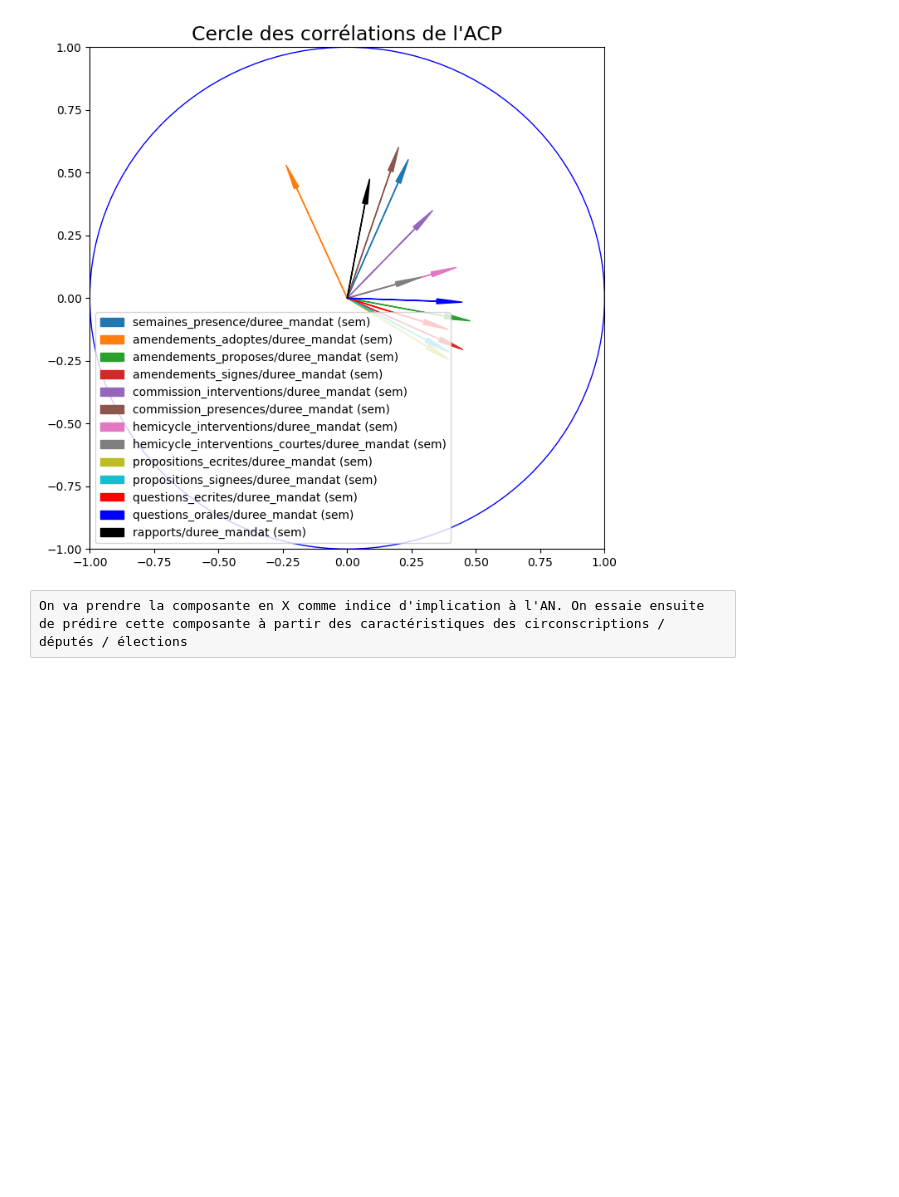
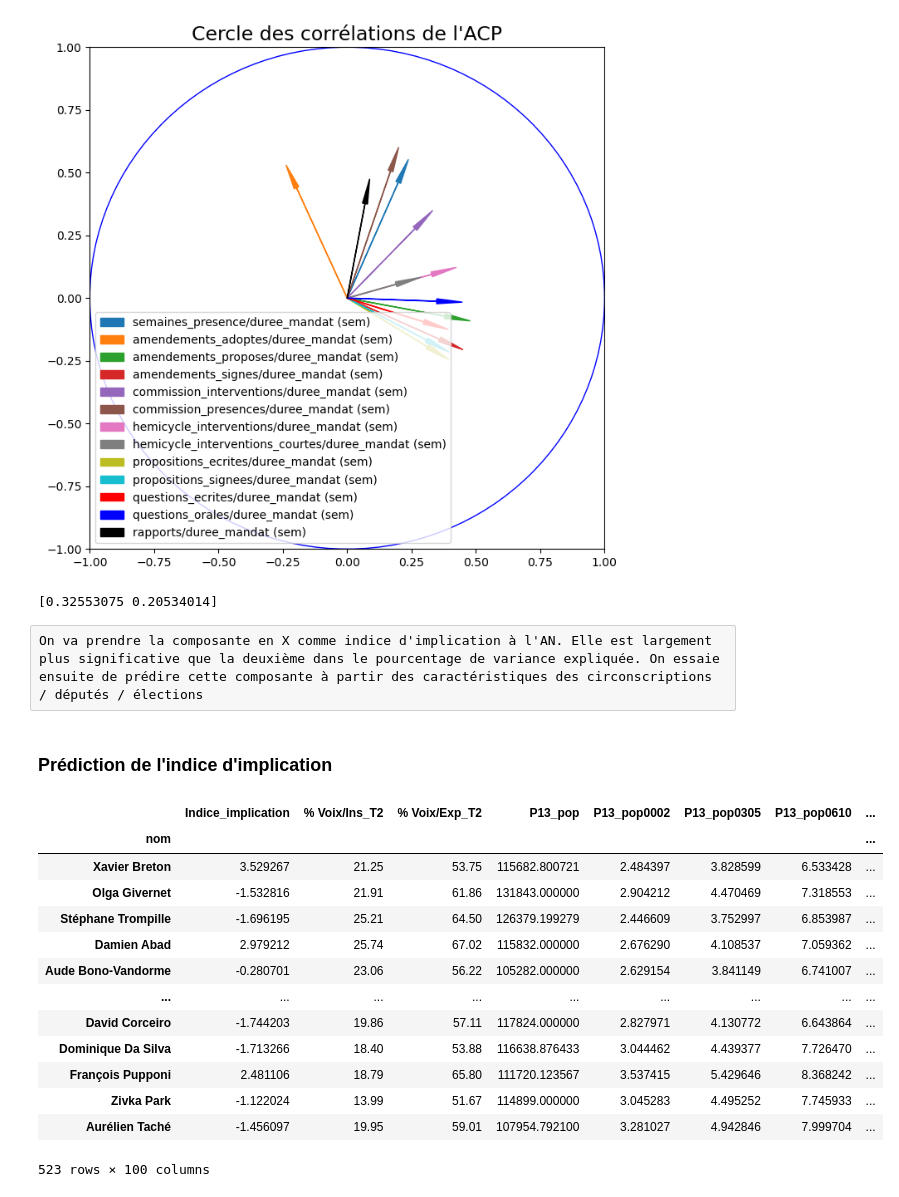
Before and after one commit to p-contamin/Prediction-de-l-activite-des-deputes-francais, a Jupyter notebook: 3. Modélisation/Indice de participation.ipynb, the cells around one changed output. Cells and saved outputs as stored; diff of their text form; code cells hidden in the pictures; blank space fills up the shorter version.

```diff
--- a/3. Modélisation/Indice de participation.ipynb
+++ b/3. Modélisation/Indice de participation.ipynb
@@ -111,5 +113,29 @@ plt.title("Cercle des corrélations de l'ACP",size=17)
 plt.savefig("ACP_cercle.png")
 # %% [output]
 [figure]
+# %%
+print(pca.explained_variance_ratio_)
+# %% [output]
+[0.32553075 0.20534014]
 # %% [raw]
-On va prendre la composante en X comme indice d'implication à l'AN. On essaie ensuite de prédire cette composante à partir des caractéristiques des circonscriptions / députés / élections
+On va prendre la composante en X comme indice d'implication à l'AN. Elle est largement plus significative que la deuxième dans le pourcentage de variance expliquée. On essaie ensuite de prédire cette composante à partir des caractéristiques des circonscriptions / députés / élections
+# %% [markdown]
+### Prédiction de l'indice d'implication
+# %%
+tab_reg=data_pca[['X']].rename(columns={"X":"Indice_implication"}).merge(tab_final,right_index=True,left_index=True).drop(columns=['semaines_presence/duree_mandat (sem)','amendements_adoptes/duree_mandat (sem)','amendements_proposes/duree_mandat (sem)','amendements_signes/duree_mandat (sem)','commission_interventions/duree_mandat (sem)','commission_presences/duree_mandat (sem)','hemicycle_interventions/duree_mandat (sem)','hemicycle_interventions_courtes/duree_mandat (sem)','propositions_ecrites/duree_mandat (sem)','propositions_signees/duree_mandat (sem)','questions_ecrites/duree_mandat (sem)','questions_orales/duree_mandat (sem)','rapports/duree_mandat (sem)'])
+tab_reg
+# %% [output]
+|  | Indice_implication | % Voix/Ins_T2 | % Voix/Exp_T2 | P13_pop | P13_pop0002 | P13_pop0305 | P13_pop0610 | ... |
+| nom |  |  |  |  |  |  |  | ... |
+| Xavier Breton | 3.529267 | 21.25 | 53.75 | 115682.800721 | 2.484397 | 3.828599 | 6.533428 | ... |
+| Olga Givernet | -1.532816 | 21.91 | 61.86 | 131843.000000 | 2.904212 | 4.470469 | 7.318553 | ... |
+| Stéphane Trompille | -1.696195 | 25.21 | 64.50 | 126379.199279 | 2.446609 | 3.752997 | 6.853987 | ... |
+| Damien Abad | 2.979212 | 25.74 | 67.02 | 115832.000000 | 2.676290 | 4.108537 | 7.059362 | ... |
+| Aude Bono-Vandorme | -0.280701 | 23.06 | 56.22 | 105282.000000 | 2.629154 | 3.841149 | 6.741007 | ... |
+| ... | ... | ... | ... | ... | ... | ... | ... | ... |
+| David Corceiro | -1.744203 | 19.86 | 57.11 | 117824.000000 | 2.827971 | 4.130772 | 6.643864 | ... |
+| Dominique Da Silva | -1.713266 | 18.40 | 53.88 | 116638.876433 | 3.044462 | 4.439377 | 7.726470 | ... |
+| François Pupponi | 2.481106 | 18.79 | 65.80 | 111720.123567 | 3.537415 | 5.429646 | 8.368242 | ... |
+| Zivka Park | -1.122024 | 13.99 | 51.67 | 114899.000000 | 3.045283 | 4.495252 | 7.745933 | ... |
+| Aurélien Taché | -1.456097 | 19.95 | 59.01 | 107954.792100 | 3.281027 | 4.942846 | 7.999704 | ... |
+523 rows × 100 columns
```
Also changed, not shown: parts of 5 cells of this notebook.
